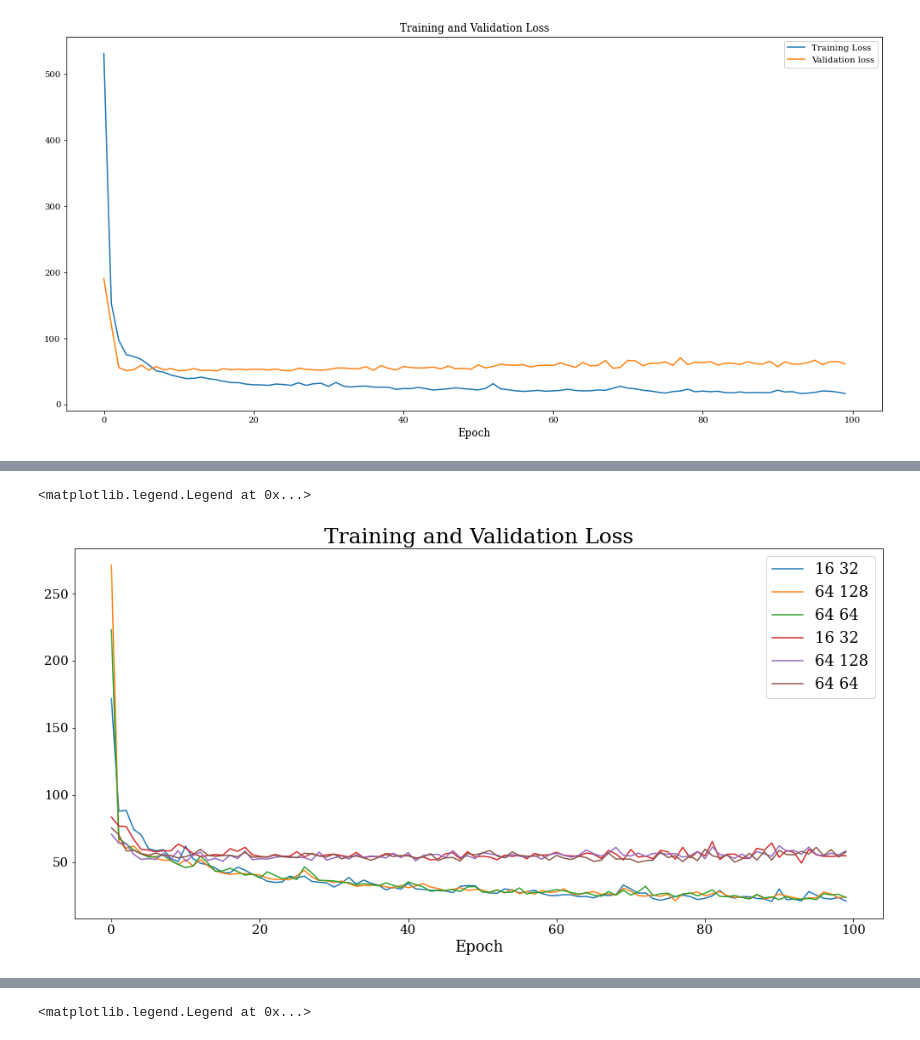
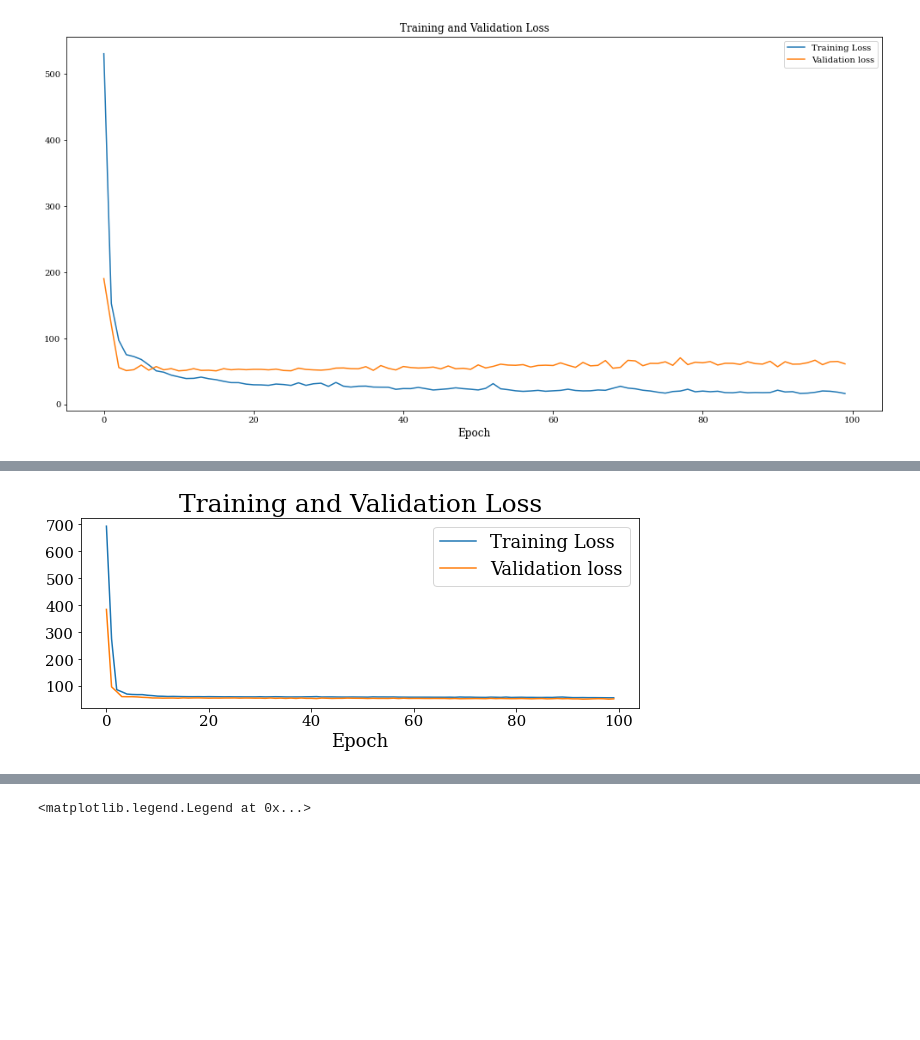
Before and after one commit to limited-fion/deep-learning-cw, a Jupyter notebook: 02_CNN_Introduction.ipynb, the cells around one changed output, grey strips where cells are left out. Saved outputs shown, nothing was run; the diff lists cells and outputs as text; code cells hidden in the pictures; blank space fills up the shorter version.

```diff
--- a/02_CNN_Introduction.ipynb
+++ b/02_CNN_Introduction.ipynb
@@ -2582,22 +3755,18 @@ WARNING:absl:Found untraced functions such as _jit_compiled_convolution_op, _jit
 # %%
-fig = plt.figure(figsize=(17,8))
-plt.plot(history_filter1.history['loss'], label='16 32')
-plt.plot(history_filter2.history['loss'], label='64 128')
-plt.plot(history_filter3.history['loss'], label='64 64')
+fig = plt.figure(figsize=(10,3.5))
+plt.plot(history_finetune.history['loss'], label='Training Loss')
 # axes[0].set_ylabel('Mean Absolute Percentage Error')
 plt.xlabel('Epoch', fontsize=18)
 plt.yticks(fontsize=15)
 plt.xticks(fontsize=15)
 
-plt.plot(history_filter1.history['val_mean_absolute_percentage_error'], label='16 32')
-plt.plot(history_filter2.history['val_mean_absolute_percentage_error'], label='64 128')
-plt.plot(history_filter3.history['val_mean_absolute_percentage_error'], label='64 64')
+plt.plot(history_finetune.history['val_mean_absolute_percentage_error'], label='Validation loss')
 plt.title('Training and Validation Loss', fontsize=25)
-plt.legend(fontsize = 18)
+plt.legend(fontsize=18)
 # fig.title('Mean Absolute Percentage Error Loss')
+fig.savefig('/content/drive/MyDrive/dl-cw/regression/result.png')
 # %% [output]
-<matplotlib.legend.Legend at 0x...>
-[figure, old version]
+[figure, new version]
 # %%
 import tensorflow as tf
 tf.compat.v1.logging.set_verbosity(tf.compat.v1.logging.ERROR)
```
Also changed, not shown: parts of 29 cells of this notebook.
